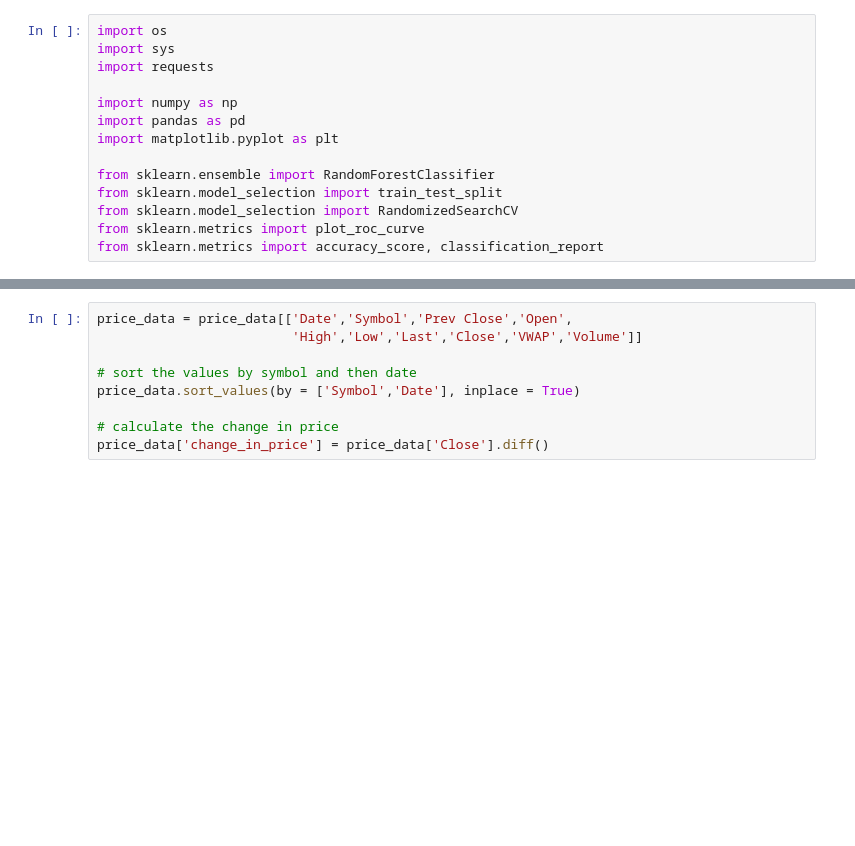
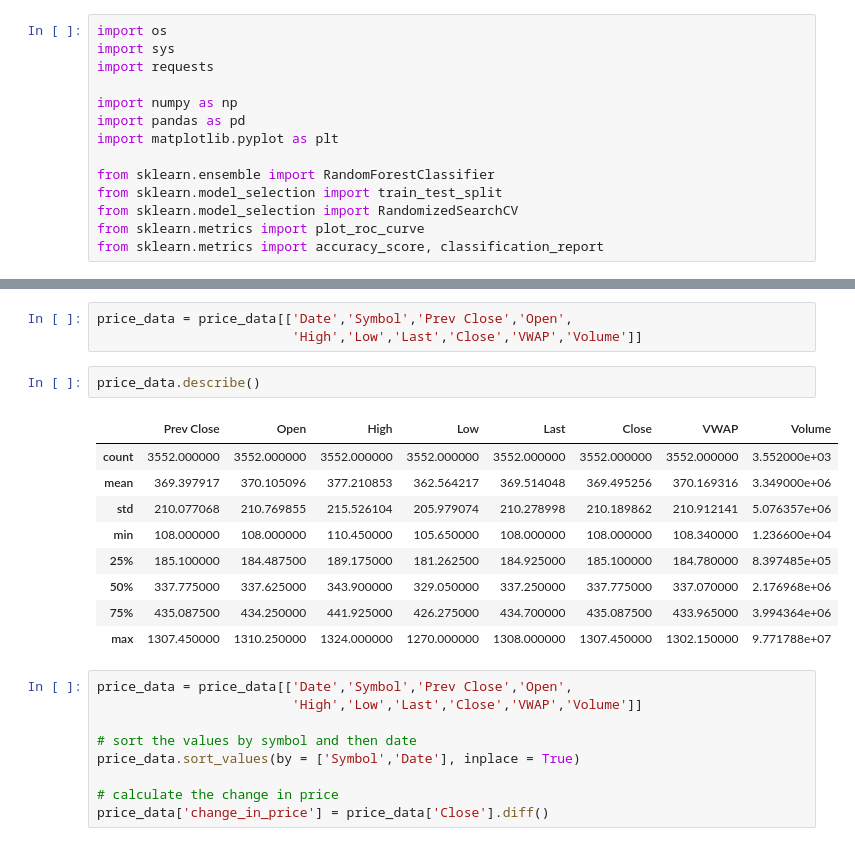
Before and after one commit to sudharshanavp/stock_market_prediction, a Jupyter notebook: notebooks/random_forest.ipynb, the cells around one changed output, grey strips where cells are left out. Cells and saved outputs as stored; diff of their text form; blank space fills up the shorter version.

```diff
--- a/notebooks/random_forest.ipynb
+++ b/notebooks/random_forest.ipynb
@@ -28,3 +28,18 @@ price_data.head()
+# %%
+price_data = price_data[['Date','Symbol','Prev Close','Open',
+                         'High','Low','Last','Close','VWAP','Volume']]
+# %%
+price_data.describe()
+# %% [output]
+|  | Prev Close | Open | High | Low | Last | Close | VWAP | Volume |
+| count | 3552.000000 | 3552.000000 | 3552.000000 | 3552.000000 | 3552.000000 | 3552.000000 | 3552.000000 | 3.552000e+03 |
+| mean | 369.397917 | 370.105096 | 377.210853 | 362.564217 | 369.514048 | 369.495256 | 370.169316 | 3.349000e+06 |
+| std | 210.077068 | 210.769855 | 215.526104 | 205.979074 | 210.278998 | 210.189862 | 210.912141 | 5.076357e+06 |
+| min | 108.000000 | 108.000000 | 110.450000 | 105.650000 | 108.000000 | 108.000000 | 108.340000 | 1.236600e+04 |
+| 25% | 185.100000 | 184.487500 | 189.175000 | 181.262500 | 184.925000 | 185.100000 | 184.780000 | 8.397485e+05 |
+| 50% | 337.775000 | 337.625000 | 343.900000 | 329.050000 | 337.250000 | 337.775000 | 337.070000 | 2.176968e+06 |
+| 75% | 435.087500 | 434.250000 | 441.925000 | 426.275000 | 434.700000 | 435.087500 | 433.965000 | 3.994364e+06 |
+| max | 1307.450000 | 1310.250000 | 1324.000000 | 1270.000000 | 1308.000000 | 1307.450000 | 1302.150000 | 9.771788e+07 |
 # %%
 price_data = price_data[['Date','Symbol','Prev Close','Open',
                          'High','Low','Last','Close','VWAP','Volume']]
```
Also changed, not shown: parts of 11 cells of this notebook, 4 other files.
